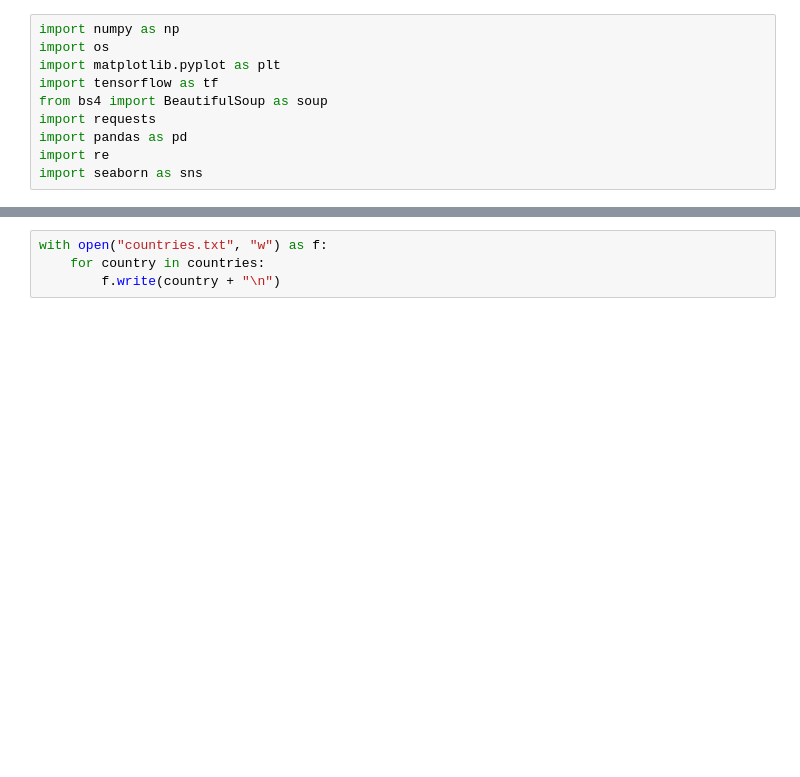
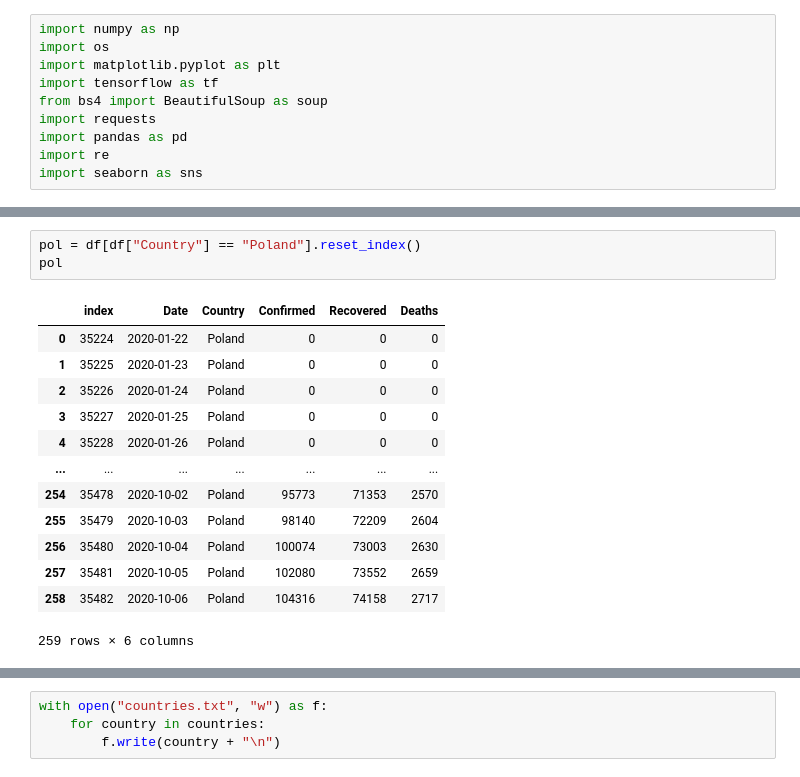
Before and after one commit to tableClothed/COVID-challenge, a Jupyter notebook: Dashboard/scraping_info.ipynb, the cells around one changed output, grey strips where cells are left out. Saved outputs shown, nothing was run; the diff lists cells and outputs as text; blank space fills up the shorter version.

```diff
--- a/Dashboard/scraping_info.ipynb
+++ b/Dashboard/scraping_info.ipynb
@@ -10,0 +32,17 @@ import seaborn as sns
+# %%
+pol = df[df["Country"] == "Poland"].reset_index()
+pol
+# %% [output]
+|  | index | Date | Country | Confirmed | Recovered | Deaths |
+| 0 | 35224 | 2020-01-22 | Poland | 0 | 0 | 0 |
+| 1 | 35225 | 2020-01-23 | Poland | 0 | 0 | 0 |
+| 2 | 35226 | 2020-01-24 | Poland | 0 | 0 | 0 |
+| 3 | 35227 | 2020-01-25 | Poland | 0 | 0 | 0 |
+| 4 | 35228 | 2020-01-26 | Poland | 0 | 0 | 0 |
+| ... | ... | ... | ... | ... | ... | ... |
+| 254 | 35478 | 2020-10-02 | Poland | 95773 | 71353 | 2570 |
+| 255 | 35479 | 2020-10-03 | Poland | 98140 | 72209 | 2604 |
+| 256 | 35480 | 2020-10-04 | Poland | 100074 | 73003 | 2630 |
+| 257 | 35481 | 2020-10-05 | Poland | 102080 | 73552 | 2659 |
+| 258 | 35482 | 2020-10-06 | Poland | 104316 | 74158 | 2717 |
+259 rows × 6 columns
```
Also changed, not shown: parts of 19 cells of this notebook, 5 other files.
